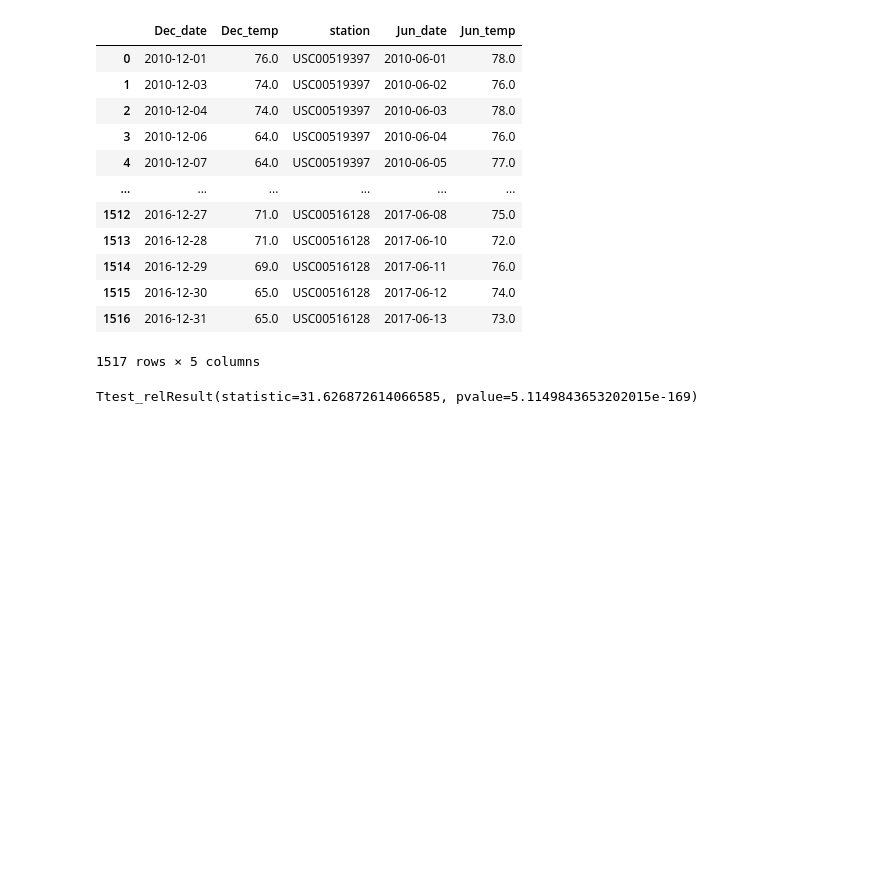
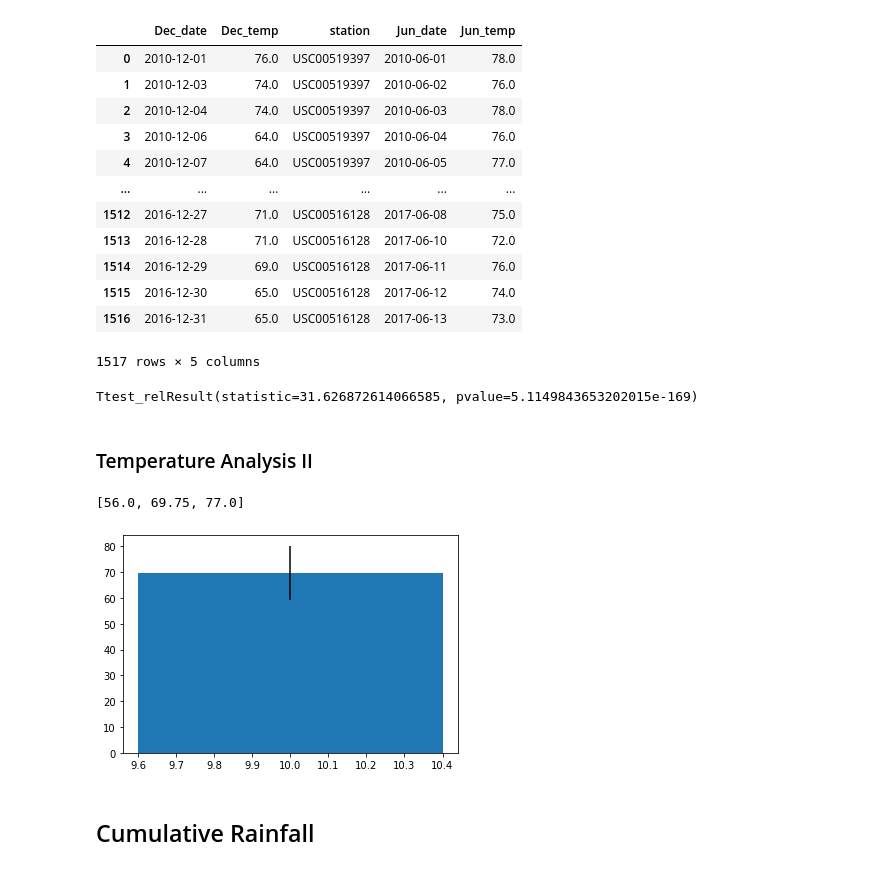
Before and after one commit to bakerv/sqlalchemy-challenge, a Jupyter notebook: main.ipynb, the cells around one changed output. Cells and saved outputs as stored; diff of their text form; code cells hidden in the pictures; blank space fills up the shorter version.

Commit message:
additional precipiation and temperature analysis, rough draft

```diff
--- a/main.ipynb
+++ b/main.ipynb
@@ -269,3 +269,45 @@ display(temps_merge)
 stats.ttest_rel(temps_merge['Jun_temp'],temps_merge['Dec_temp'])
 # %% [output]
 Ttest_relResult(statistic=31.626872614066585, pvalue=5.1149843653202015e-169)
+# %% [markdown]
+### Temperature Analysis II
+# %%
+Measurement = Base.classes.measurement
+session = Session(engine)
+# %%
+def calc_temps(start_date,end_date):
+    """Returns temperature statistics for a specifieid date range
+
+    Args:
+        start_date (string): A date string in the format ''%Y-%m-%d' 'YYYY-MM-DD'
+        end_date (string): A date string in the format ''%Y-%m-%d' 'YYYY-MM-DD'
+
+    Returns:
+        TMIN, TAVG, and TMAX
+        """
+    return list(np.ravel((
+        session.query(func.min(Measurement.tobs),func.avg(Measurement.tobs),func.max(Measurement.tobs))
+        .filter(Measurement.date >= start_date)
+        .filter(Measurement.date <= end_date))
+        .all()))
+# %%
+vacation_temps = calc_temps('2015-02-14','2015-03-01')
+print(vacation_temps)
+# %% [output]
+[56.0, 69.75, 77.0]
+# %%
+def plot_temps(tmin,tavg,tmax):
+    """Visualize the temperature summary statistics
+
+    Args:
+        tmin: A numeric data type containing the minimum temperatre
+        tavg: A numeric data type containing the average temperature
+        tmax: A numeric data type containing the maxiumum temperature
+    """
+    plt.bar(10,vacation_temps[1],yerr=((vacation_temps[2]-vacation_temps[0])/2))
+# %%
+plot_temps(vacation_temps[0],vacation_temps[1],vacation_temps[2])
+# %% [output]
+[figure, added]
+# %% [markdown]
+## Cumulative Rainfall
```
Also changed, not shown: parts of 6 cells of this notebook.
